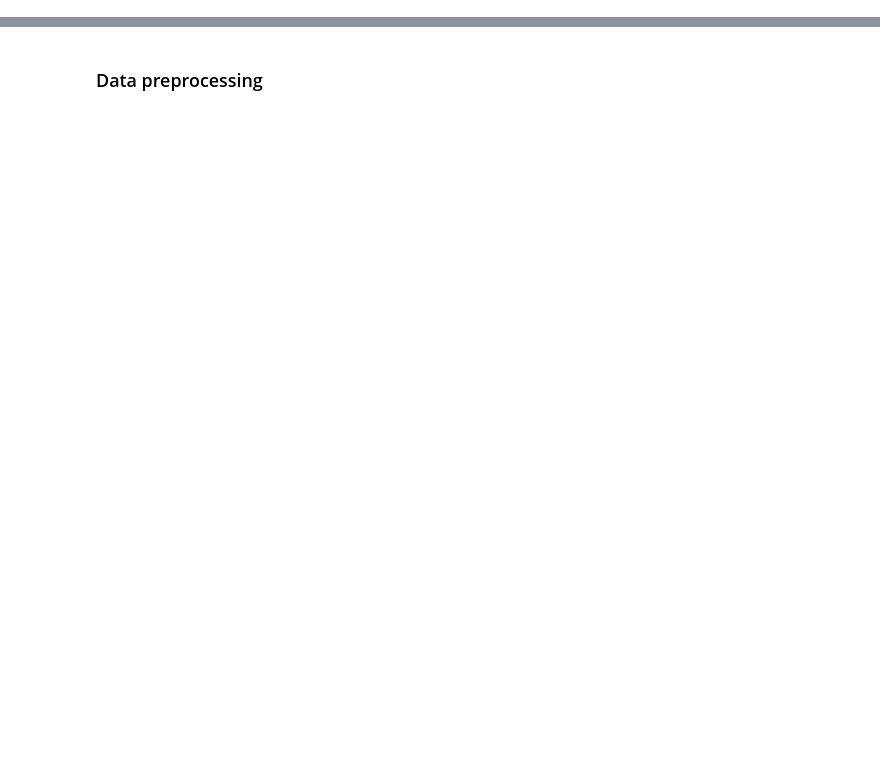
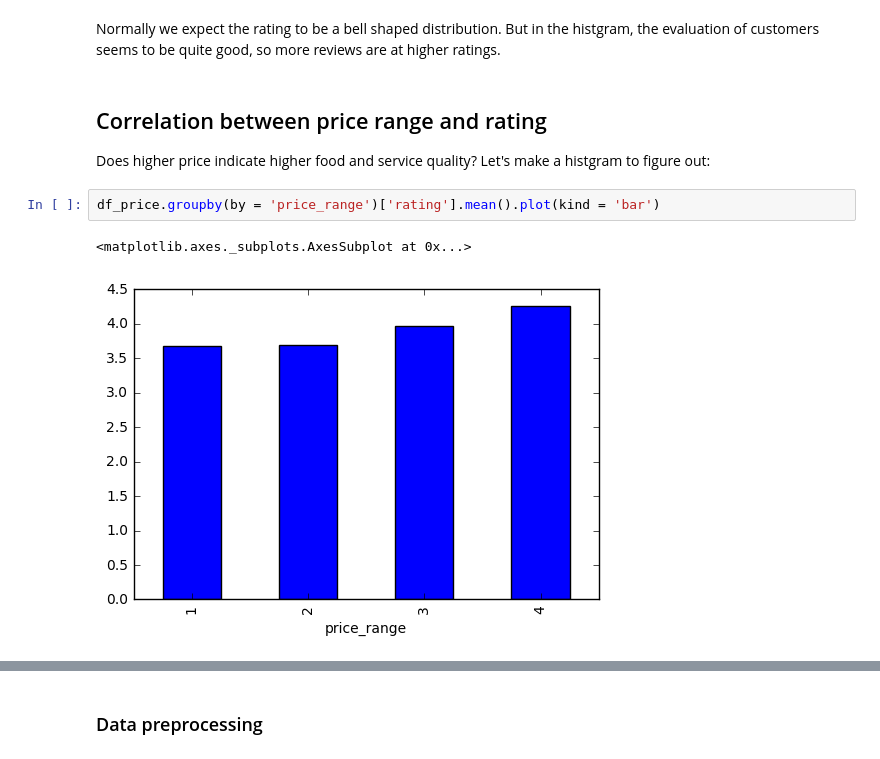
Before and after one commit to atrdjuneChen/YelpAnalysis, a Jupyter notebook: yelp_analysis.ipynb, the cells around one changed output, grey strips where cells are left out. Cells and saved outputs as stored; diff of their text form; blank space fills up the shorter version.

```diff
--- a/stage1.ipynb
+++ b/yelp_analysis.ipynb
@@ -188,0 +252,11 @@ Note: This piece of code with take several hours to run (12 hours on my Macbook
+# %% [markdown]
+Normally we expect the rating to be a bell shaped distribution. But in the histgram, the evaluation of customers seems to be quite good, so more reviews are at higher ratings.
+# %% [markdown]
+## Correlation between price range and rating
+
+Does higher price indicate higher food and service quality? Let's make a histgram to figure out:
+# %%
+df_price.groupby(by = 'price_range')['rating'].mean().plot(kind = 'bar')
+# %% [output]
+<matplotlib.axes._subplots.AxesSubplot at 0x...>
+[figure, added]
```
Also changed, not shown: parts of 41 cells of this notebook, 1 other file.
